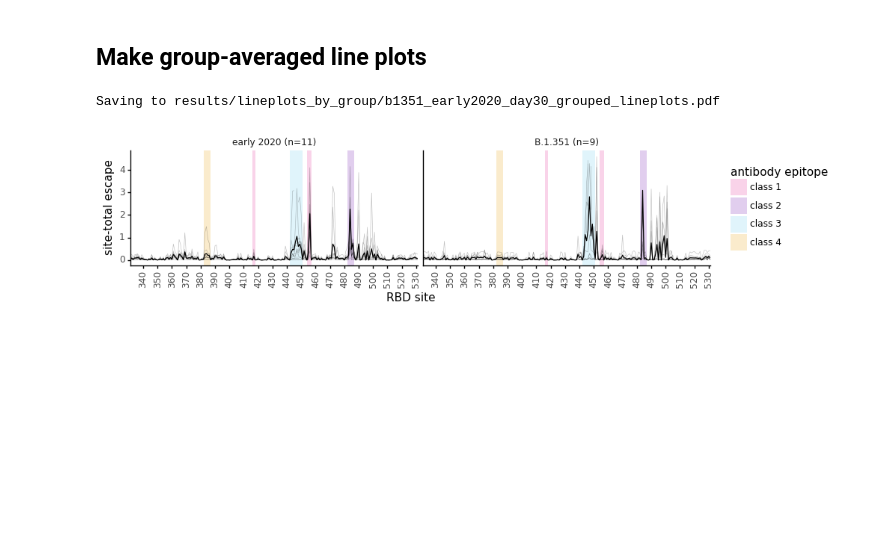
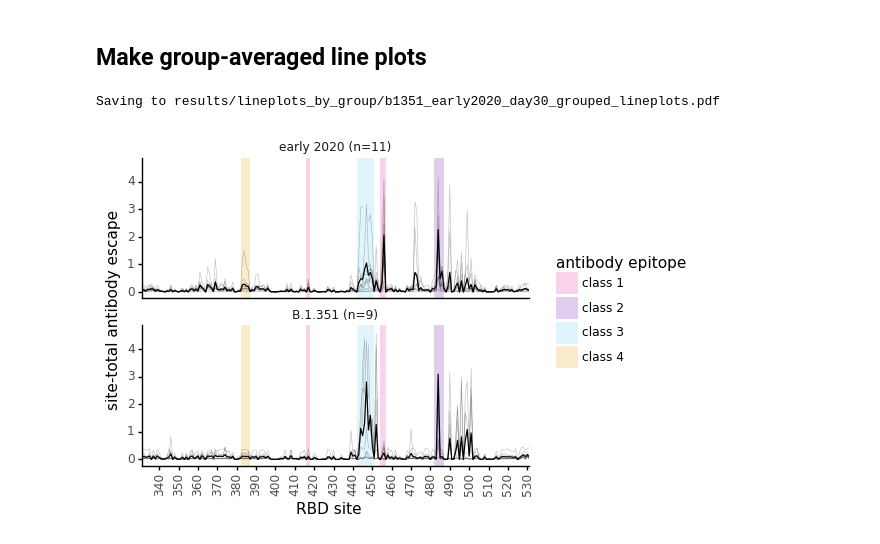
Before and after one commit to jbloomlab/SARS-CoV-2-RBD_B.1.351, a Jupyter notebook: lineplots_by_group.ipynb, the cells around one changed output. Cells and saved outputs as stored; diff of their text form; code cells hidden in the pictures; blank space fills up the shorter version.

Commit message:
change line plots to stacked

```diff
--- a/lineplots_by_group.ipynb
+++ b/lineplots_by_group.ipynb
@@ -175,34 +175,34 @@ for supergroup, subgroup in line_plot_config.items():
                    alpha=0.2,
                    inherit_aes=False,
                   ) +
 
          geom_line() +
-         facet_wrap('~ group_name', ncol=2) +
+         facet_wrap('~ group_name', ncol=1) +
          theme_classic() +
-         theme(figure_size=(10, 1 * df_with_mean['group_name'].nunique()),
+         theme(figure_size=(5, 2 * df_with_mean['group_name'].nunique()),
                axis_text_x=element_text(rotation=90, hjust=0.5),
                strip_background=element_blank(),
                ) +
          scale_x_continuous(expand=(0, 0), breaks=get_site_breaks) +
          scale_y_continuous(limits=(None, (df_with_mean.query('is_mean')['site_escape'].max()*1.5))) +
          scale_alpha_discrete(range=(0.25, 1)) +  # transparency of individual and mean lines
          scale_size_manual(values=(0.25, 0.5)) +  # size of individual and mean lines
          scale_color_manual(values=['#e52794', '#6a0dad', '#66ccee', '#E69F00']) +
          scale_fill_manual(values=['#e52794', '#6a0dad', '#66ccee', '#E69F00']) +
          guides(alpha=False, size=False, )+ #color=False, fill=False
          labs(x="RBD site",
-              y="site-total escape",
+              y="site-total antibody escape",
               color='antibody epitope',
               fill='antibody epitope',
              )
          )
 
 
     plotfile = f'{results_dir}/{supergroup}_grouped_lineplots.pdf'
     print(f"Saving to {plotfile}")
     p.save(plotfile, verbose=False)
 
     _ = p.draw()
 # %% [output]
 Saving to results/lineplots_by_group/b1351_early2020_day30_grouped_lineplots.pdf
-[figure, old version]
+[figure, new version]
```
